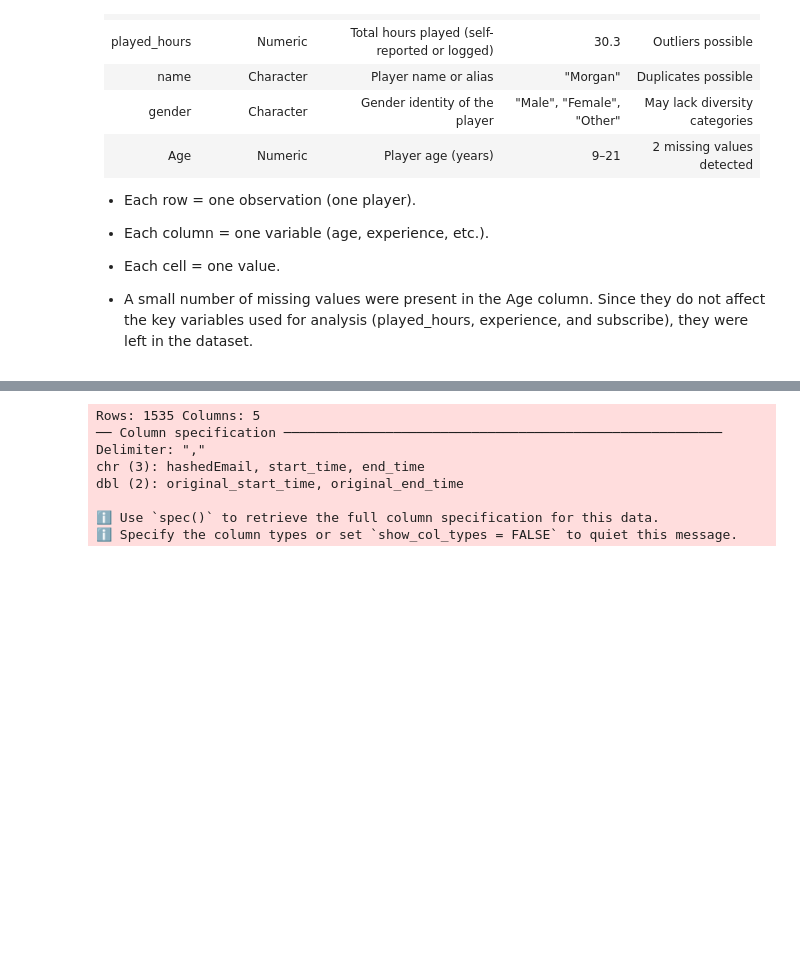
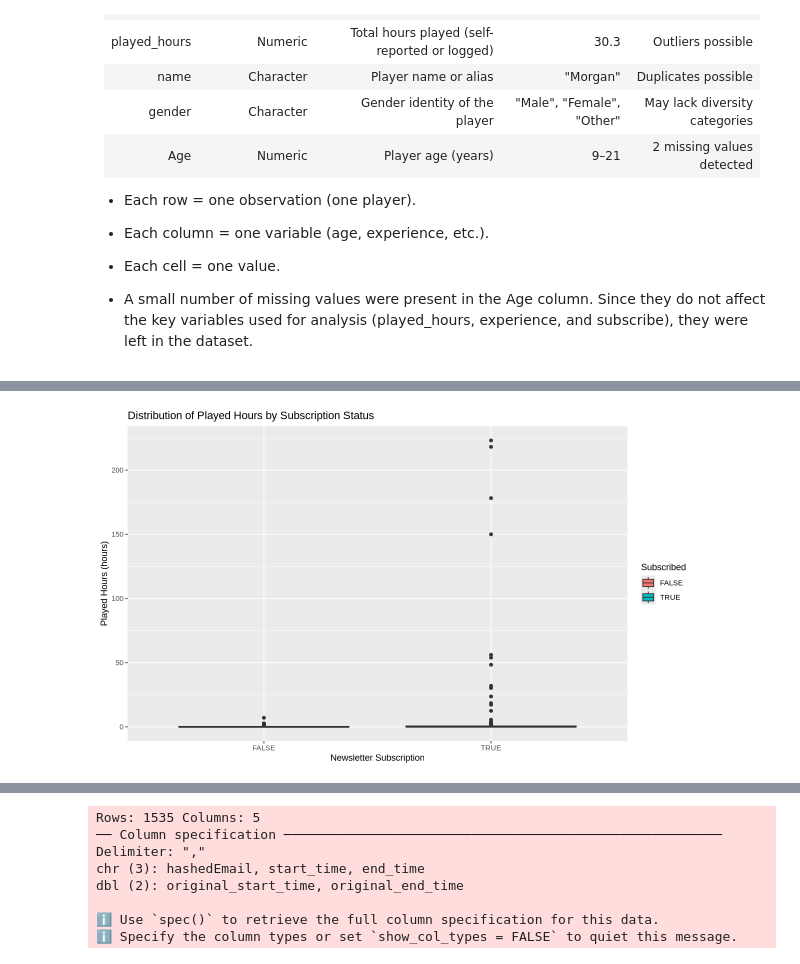
Before and after one commit to bennettz1100/dsci100--Project-Kickoff, a Jupyter notebook: Project Planning Stage (Individual).ipynb, the cells around one changed output, grey strips where cells are left out. Cells and saved outputs as stored; diff of their text form; code cells hidden in the pictures; blank space fills up the shorter version.

```diff
--- a/Project Planning Stage (Individual).ipynb
+++ b/Project Planning Stage (Individual).ipynb
@@ -127,0 +123,9 @@ override using the `.groups` argument.
+# %%
+ggplot(players_tidy, aes(x = subscribe, y = played_hours, fill = subscribe)) +
+  geom_boxplot() +
+  labs(title = "Distribution of Played Hours by Subscription Status",
+       x = "Newsletter Subscription",
+       y = "Played Hours (hours)",
+       fill = "Subscribed")
+# %% [output]
+[figure, added]
```
Also changed, not shown: parts of 10 cells of this notebook.
